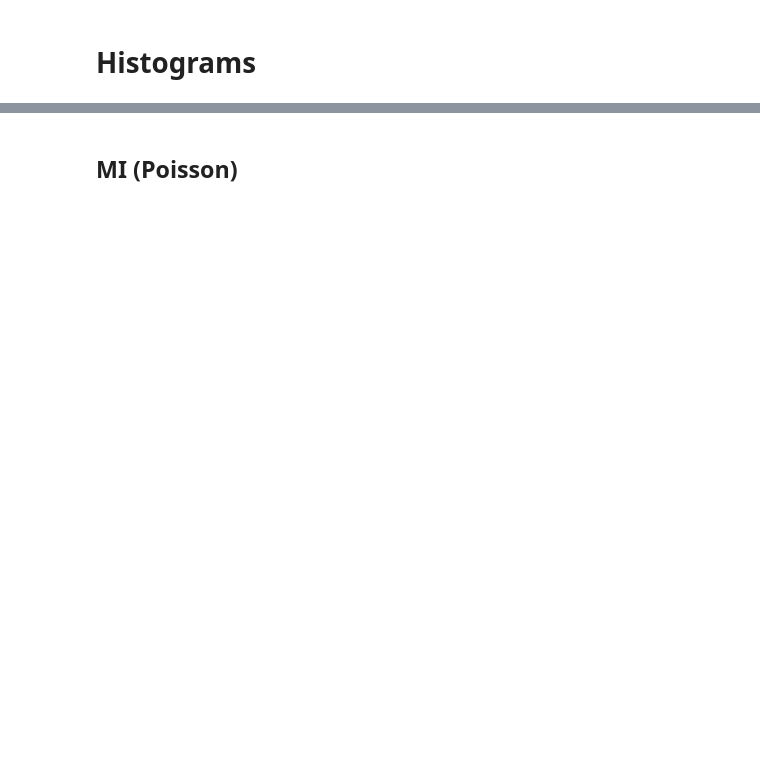
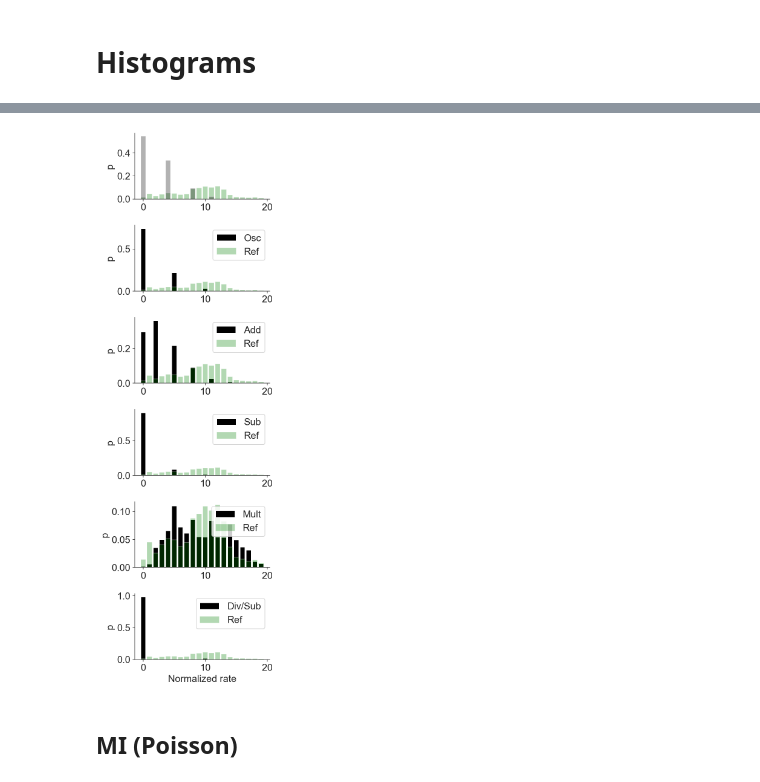
Before and after one commit to parenthetical-e/theoc, a Jupyter notebook: notebooks/testing.ipynb, the cells around one changed output, grey strips where cells are left out. Saved outputs shown, nothing was run; the diff lists cells and outputs as text; code cells hidden in the pictures; blank space fills up the shorter version.

```diff
--- a/notebooks/testing.ipynb
+++ b/notebooks/testing.ipynb
@@ -228,3 +241,62 @@ sns.despine()
+# %%
+# ---
+# Unpack rates, and plot
+times = result["times"]
+osc = result["p_y"]["osc_p"]
+stim = result["p_y"]["stim_p"]
+stim_ref = result["p_y"]["stim_ref"]
+add = result["p_y"]["add_p"]
+sub = result["p_y"]["sub_p"]
+mult = result["p_y"]["mult_p"]
+div_sub = result["p_y"]["div_sub_p"]
+
+# ---
+fig = plt.figure(figsize=(4, 16))
+grid = plt.GridSpec(6, 1, wspace=0.1, hspace=0.4)
+
+plt.subplot(grid[0, 0])
+plt.bar(range(m), stim_ref, color="green", alpha=0.3, label="Ref")
+plt.bar(range(m), stim, color="black", alpha=0.3, label="Stim")
+plt.ylabel("p")
+sns.despine()
+
+plt.subplot(grid[1, 0])
+plt.bar(range(m), osc, color="black", label="Osc")
+plt.bar(range(m), stim_ref, color="green", alpha=0.3, label="Ref")
+plt.ylabel("p")
+plt.legend()
+sns.despine()
+
+plt.subplot(grid[2, 0])
+plt.bar(range(m), add, color="black", label="Add")
+plt.bar(range(m), stim_ref, color="green", alpha=0.3, label="Ref")
+plt.ylabel("p")
+plt.legend()
+sns.despine()
+
+plt.subplot(grid[3, 0])
+plt.bar(range(m), sub, color="black", label="Sub")
+plt.bar(range(m), stim_ref, color="green", alpha=0.3, label="Ref")
+plt.ylabel("p")
+plt.legend()
+sns.despine()
+
+plt.subplot(grid[4, 0])
+plt.bar(range(m), mult, color="black", label="Mult")
+plt.bar(range(m), stim_ref, color="green", alpha=0.3, label="Ref")
+plt.ylabel("p")
+plt.legend()
+sns.despine()
+
+plt.subplot(grid[5, 0])
+plt.bar(range(m), div_sub, color="black", label="Div/Sub")
+plt.bar(range(m), stim_ref, color="green", alpha=0.3, label="Ref")
+plt.ylabel("p")
+plt.legend()
+plt.xlabel("Normalized rate")
+sns.despine()
+# %% [output]
+[figure, added]
 # %% [markdown]
 ## MI (Poisson)
 # %%
```
Also changed, not shown: parts of 12 cells of this notebook, 3 other files.
